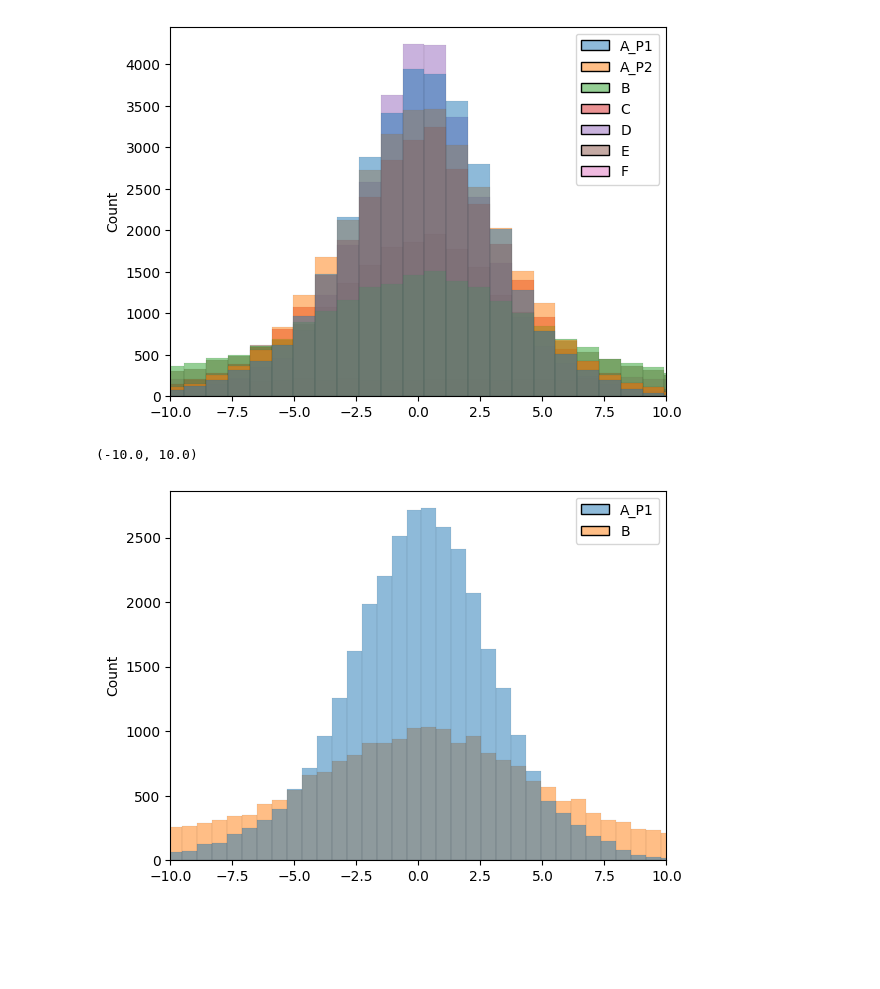
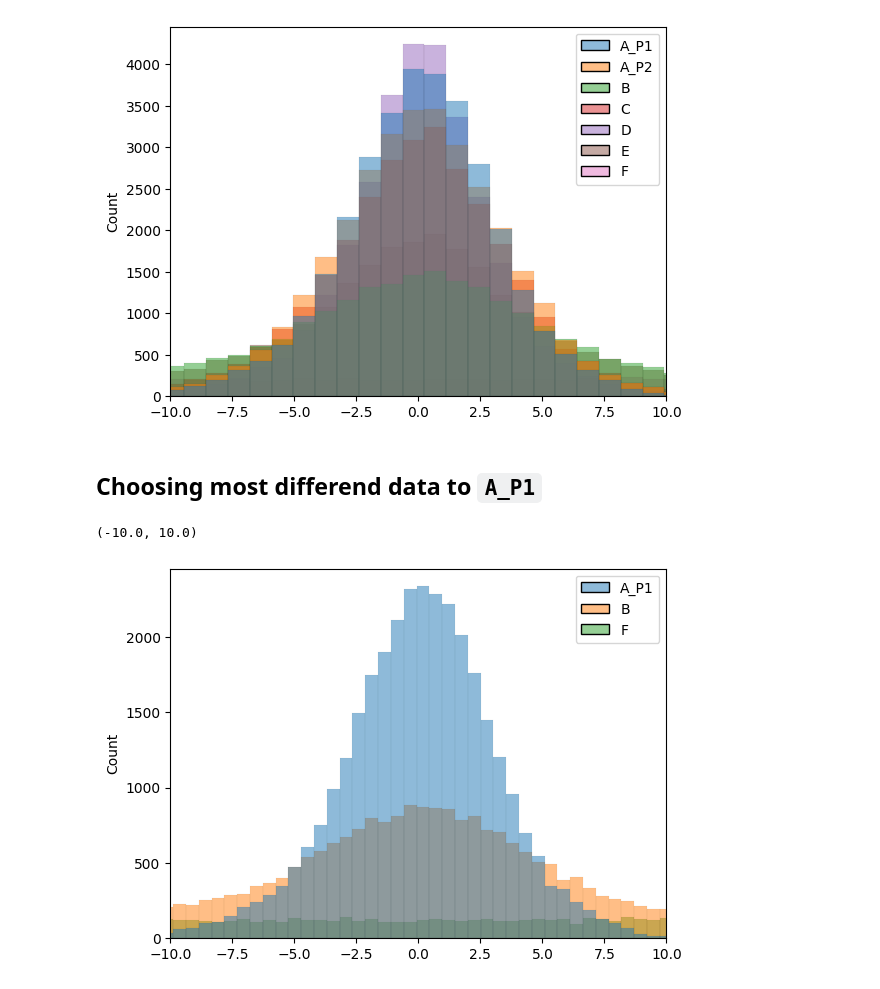
Before and after one commit to Mikaelow/Praca-inzynierska--probna, a Jupyter notebook: lozyska.ipynb, the cells around one changed output. Cells and saved outputs as stored; diff of their text form; code cells hidden in the pictures; blank space fills up the shorter version.

```diff
--- a/lozyska.ipynb
+++ b/lozyska.ipynb
@@ -38,9 +40,11 @@ plt.xlim(-10, 10)
 # %% [output]
 (-10.0, 10.0)
 [figure]
+# %% [markdown]
+## Choosing most differend data to `A_P1`
 # %%
-sns.histplot(db[['A_P1','B']], bins= 1000)
+sns.histplot(db[['A_P1','B','F']])
 plt.xlim(-10, 10)
 # %% [output]
 (-10.0, 10.0)
-[figure, old version]
+[figure, new version]
```
Also changed, not shown: parts of 5 cells of this notebook.
